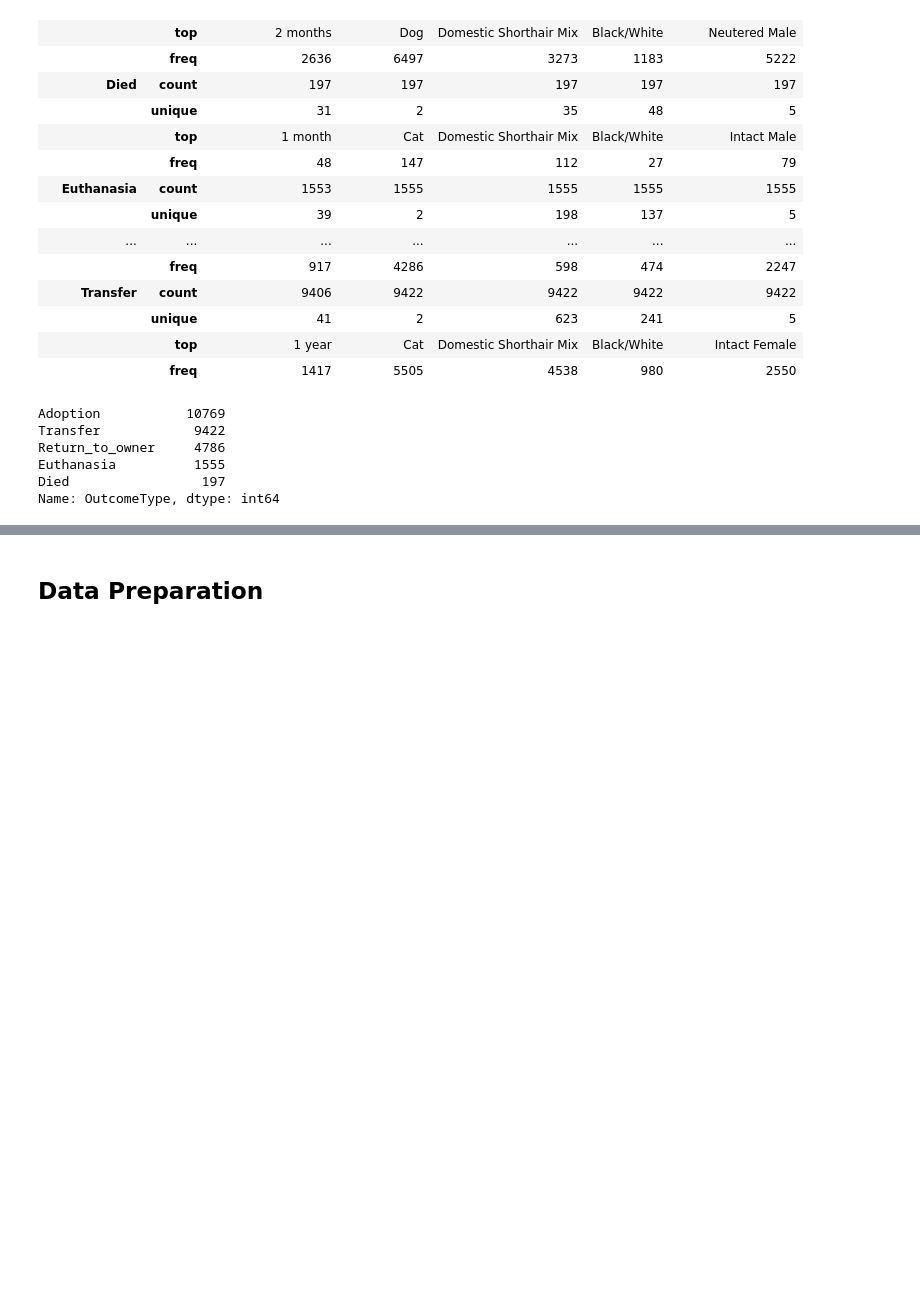
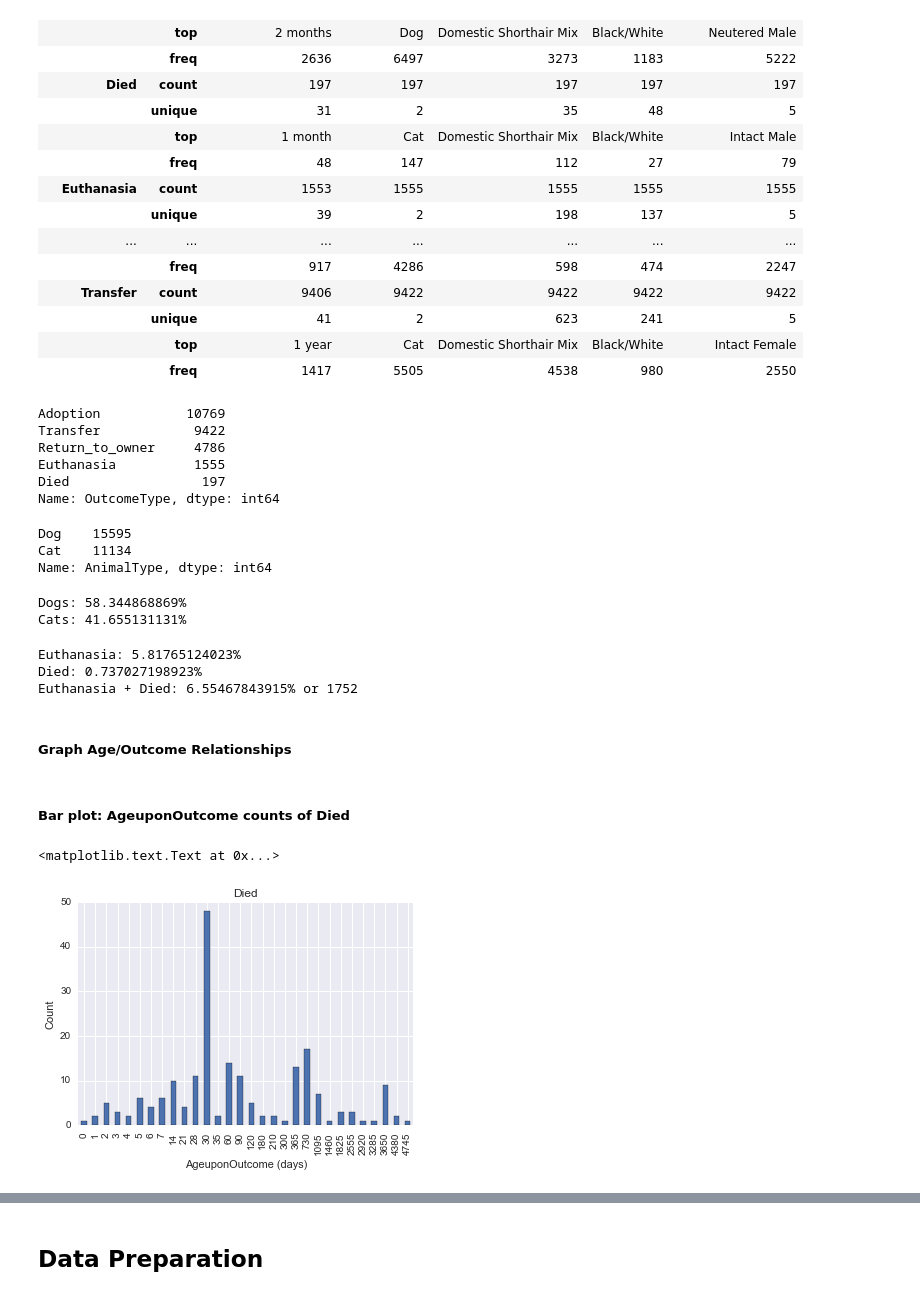
Before and after one commit to iterativo/machine-learning-nanodegree, a Jupyter notebook: projects/capstone/project/capstone_notebook.ipynb, the cells around one changed output, grey strips where cells are left out. Drawn from its saved outputs; the diff is of its cells as text; code cells hidden in the pictures; blank space fills up the shorter version.

```diff
--- a/projects/capstone/project/capstone_notebook.ipynb
+++ b/projects/capstone/project/capstone_notebook.ipynb
@@ -246,3 +314,39 @@ Return_to_owner     4786
 Euthanasia          1555
 Died                 197
 Name: OutcomeType, dtype: int64
+# %%
+train_data["AnimalType"].value_counts()
+# %% [output]
+Dog    15595
+Cat    11134
+Name: AnimalType, dtype: int64
+# %%
+print "Dogs: {}%".format(15595*100/train_data["AnimalType"].count())
+print "Cats: {}%".format(11134*100/train_data["AnimalType"].count())
+# %% [output]
+Dogs: 58.344868869%
+Cats: 41.655131131%
+# %%
+print "Euthanasia: {}%".format(1555*100/train_data["AnimalType"].count())
+print "Died: {}%".format(197*100/train_data["AnimalType"].count())
+print "Euthanasia + Died: {}% or {}".format((1555+197)*100/train_data["AnimalType"].count(), 1555+197)
+# %% [output]
+Euthanasia: 5.81765124023%
+Died: 0.737027198923%
+Euthanasia + Died: 6.55467843915% or 1752
+# %% [markdown]
+##### Graph Age/Outcome Relationships
+# %%
+# Graph Age/Outcome relationships
+train_data_clone = train_data.copy()
+train_data_clone['AgeuponOutcome'] = train_data_clone['AgeuponOutcome'].map(convert_to_days)
+# %% [markdown]
+##### Bar plot: AgeuponOutcome counts of Died
+# %%
+graph = train_data_clone.groupby(['OutcomeType', 'AgeuponOutcome']).size().loc['Died'].plot.bar()
+graph.set_xlabel("AgeuponOutcome (days)")
+graph.set_ylabel("Count")
+graph.set_title("Died")
+# %% [output]
+<matplotlib.text.Text at 0x...>
+[figure, added]
```
Also changed, not shown: parts of 7 cells of this notebook, 1 other file.
